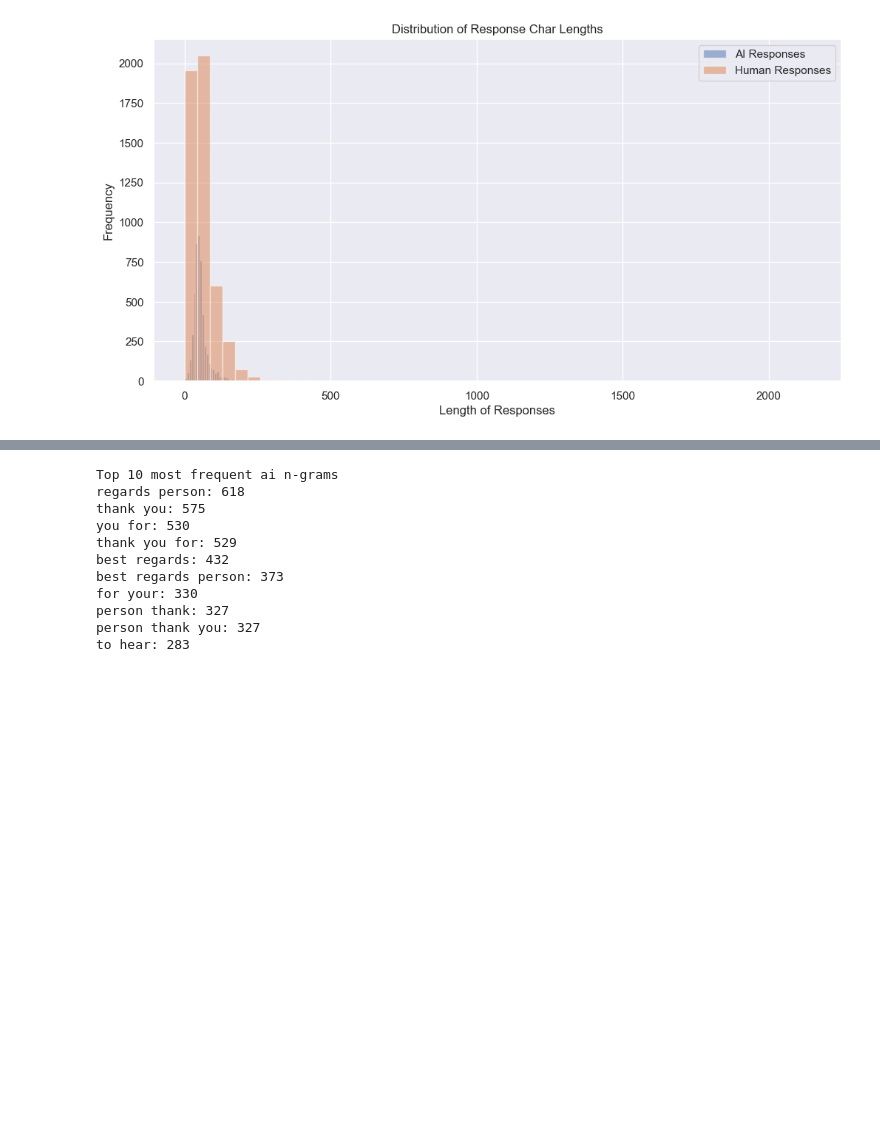
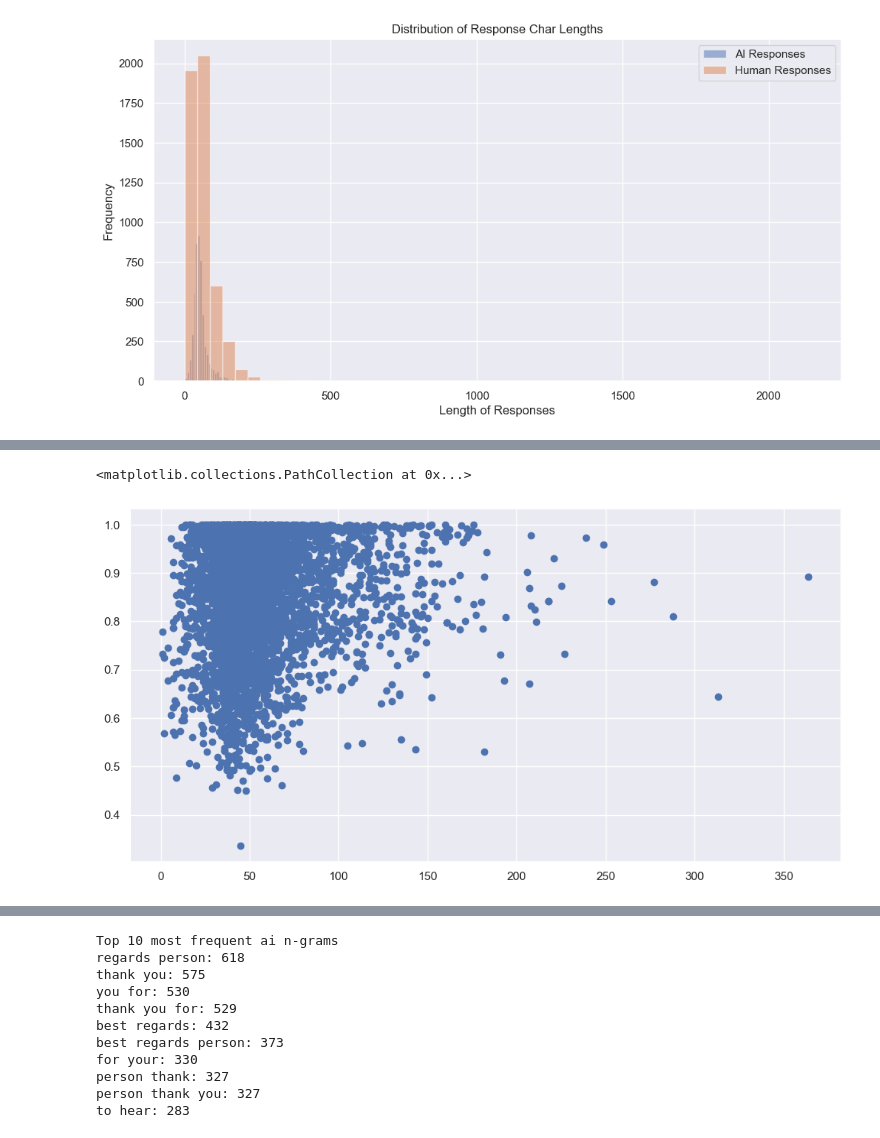
Before and after one commit to imsiddhant07/cs-responses, a Jupyter notebook: src/evaluations/response_analysis.ipynb, the cells around one changed output, grey strips where cells are left out. Cells and saved outputs as stored; diff of their text form; code cells hidden in the pictures; blank space fills up the shorter version.

```diff
--- a/src/evaluations/response_analysis.ipynb
+++ b/src/evaluations/response_analysis.ipynb
@@ -74,0 +130,8 @@ plot_histogram(non_equal_ai_responses_len, non_equal_human_responses_len)
+# %%
+# response score vs char len
+non_equal_ai_scores = [data['scores']['responses_similarity'] for data in non_equal_data]
+plt.figure(figsize=(12, 6))
+plt.scatter(non_equal_ai_responses_len, non_equal_ai_scores)
+# %% [output]
+<matplotlib.collections.PathCollection at 0x...>
+[figure, added]
```
Also changed, not shown: parts of 7 cells of this notebook.
